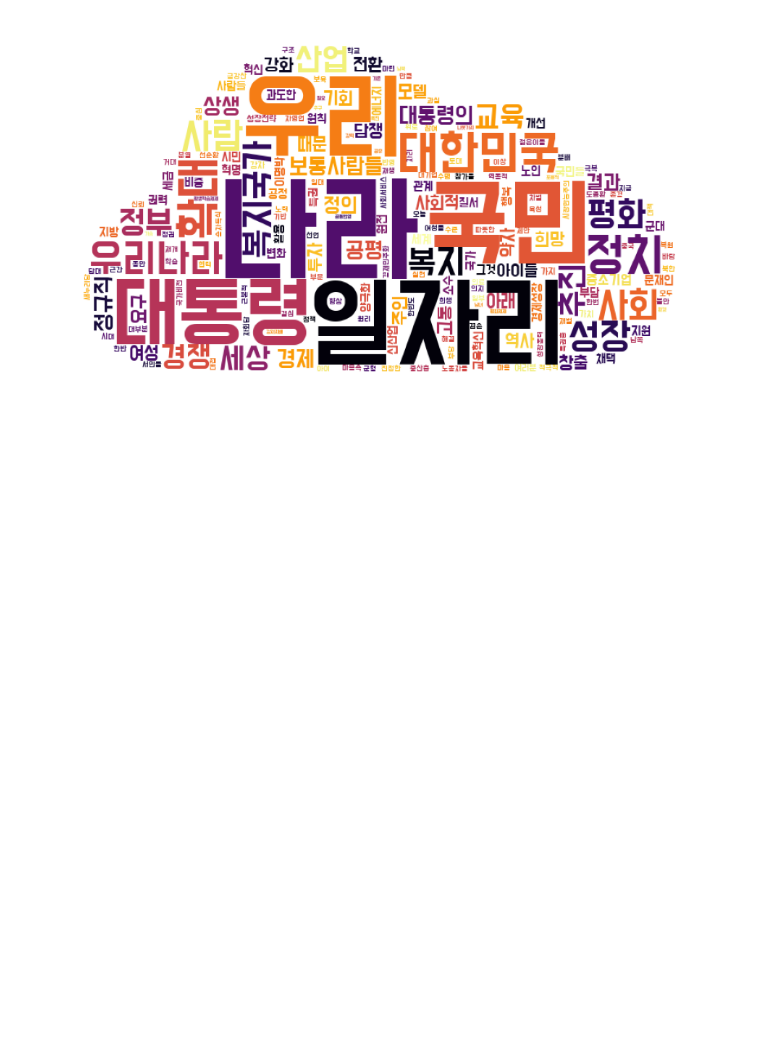
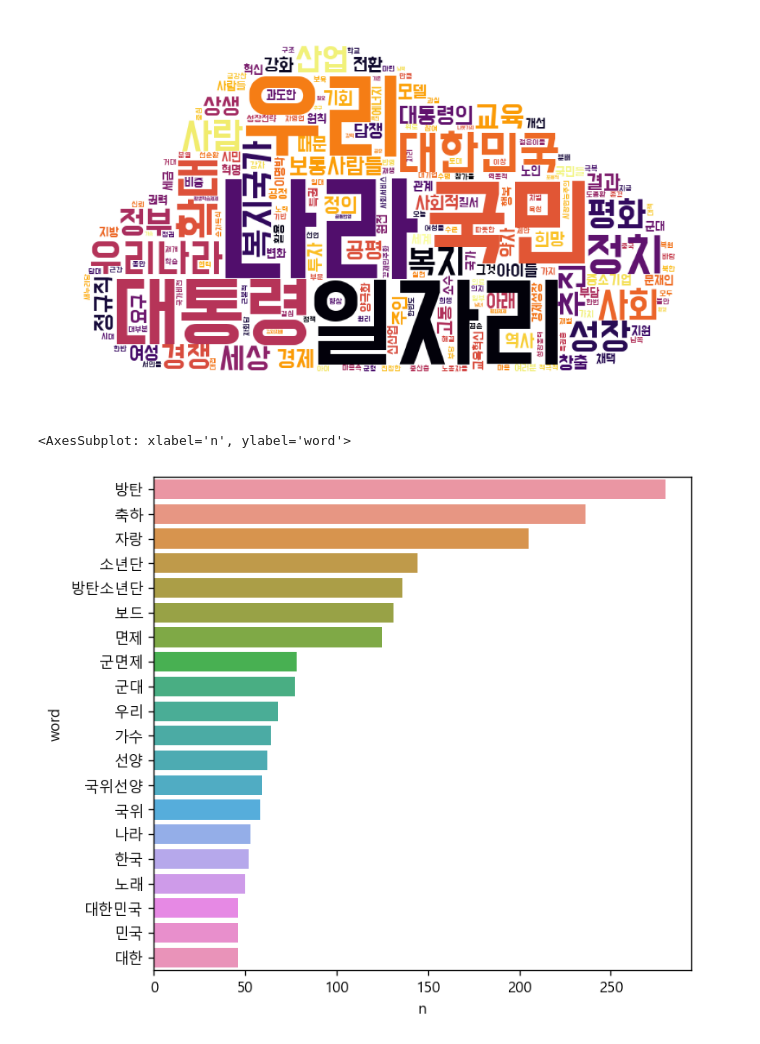
Before and after one commit to maeseok/Data-Analysis, a Jupyter notebook: speech.ipynb, the cells around one changed output. Drawn from its saved outputs; the diff is of its cells as text; code cells hidden in the pictures; blank space fills up the shorter version.

```diff
--- a/speech.ipynb
+++ b/speech.ipynb
@@ -103,10 +103,23 @@ plt.imshow(img_wordcloud) #워드 클라우드 출력
 # %%
 df=pd.read_csv('news_comment_BTS.csv',encoding='UTF-8')
 df['reply']=df['reply'].str.replace('[^가-힣]',' ',regex=True)
 
 import konlpy
 #띄어쓰기 오류있을 때도 형태소 잘 추출하는 형태소 분석기
 kkma=konlpy.tag.Kkma()
 nouns=df['reply'].apply(kkma.nouns)
 #한 행에 한 단어만 들어가도록
 nouns=nouns.explode()
+df_word=pd.DataFrame({'word':nouns})
+df_word['count']=df_word['word'].str.len()
+df_word=df_word.query('count>=2')
+
+df_word=df_word.groupby('word',as_index=False).agg(n=('word','count')).sort_values('n',ascending=False)
+top20=df_word.head(20)
+import matplotlib.pyplot as plt
+plt.rcParams.update({'figure.figsize':[6.5,6]})
+import seaborn as sns
+sns.barplot(data=top20,y='word',x='n')
+# %% [output]
+<AxesSubplot: xlabel='n', ylabel='word'>
+[figure, added]
```
Also changed, not shown: 11 other files.
